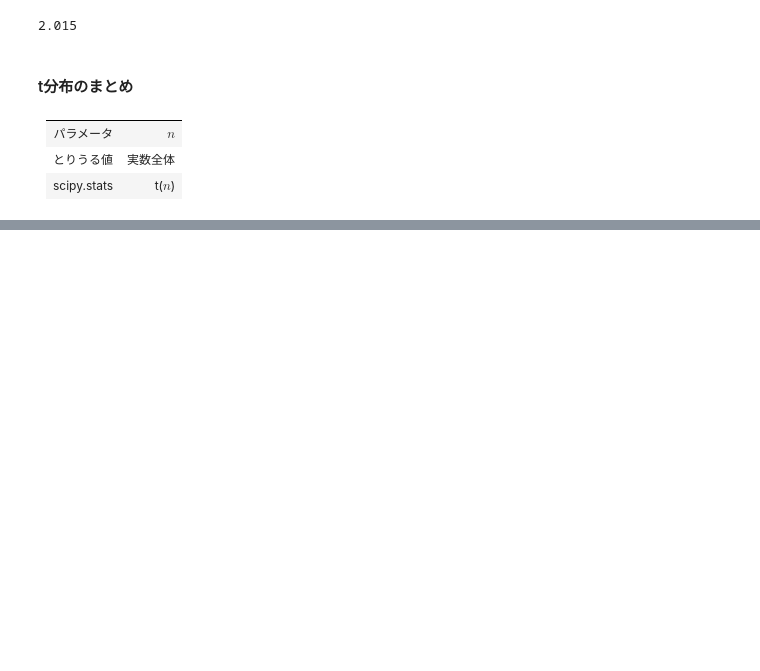
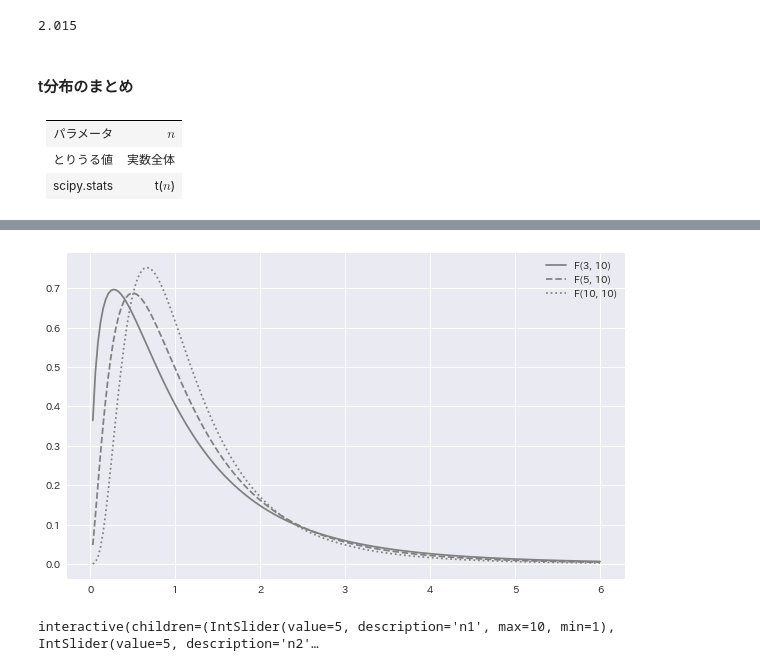
Before and after one commit to ginmaruGH/Statistical_Analysis_with_Python_gihyo, a Jupyter notebook: jupyter/ch_08.ipynb, the cells around one changed output, grey strips where cells are left out. Cells and saved outputs as stored; diff of their text form; code cells hidden in the pictures; blank space fills up the shorter version.

```diff
--- a/jupyter/ch_08.ipynb
+++ b/jupyter/ch_08.ipynb
@@ -602,0 +661,34 @@ rv.isf(0.05)
+# %%
+# F分布を図示
+# F(3, 10), F(5, 10), F(10, 10)
+
+fig = plt.figure(figsize=(10, 6))
+ax = fig.add_subplot(111)
+
+xs = np.linspace(0, 6, 200)[1:]
+for n1, ls in zip([3, 5, 10], linestyles):
+    rv = stats.f(n1, 10)
+    ax.plot(
+        xs, rv.pdf(xs),
+        label=f"F({n1}, 10)", ls=ls, color='gray'
+    )
+
+ax.legend()
+plt.show()
+# %% [output]
+[figure, added]
+# %%
+# 図8.13 さまざまなF分布
+
+@interact(n1=(1, 10, 1), n2=(1, 10, 1))
+def f(n1=5, n2=5):
+    xs = np.linspace(0, 6, 200)[1:]
+    fig = plt.figure(figsize=(10, 6))
+    ax = fig.add_subplot(111)
+    rv = stats.f(n1, n2)
+    ax.plot(xs, rv.pdf(xs))
+    ax.set_xlim(-0.02, 6)
+    ax.set_ylim(-0.02, 1)
+    plt.show()
+# %% [output]
+interactive(children=(IntSlider(value=5, description='n1', max=10, min=1), IntSlider(value=5, description='n2'…
```
Also changed, not shown: parts of 7 cells of this notebook, 1 other file.
